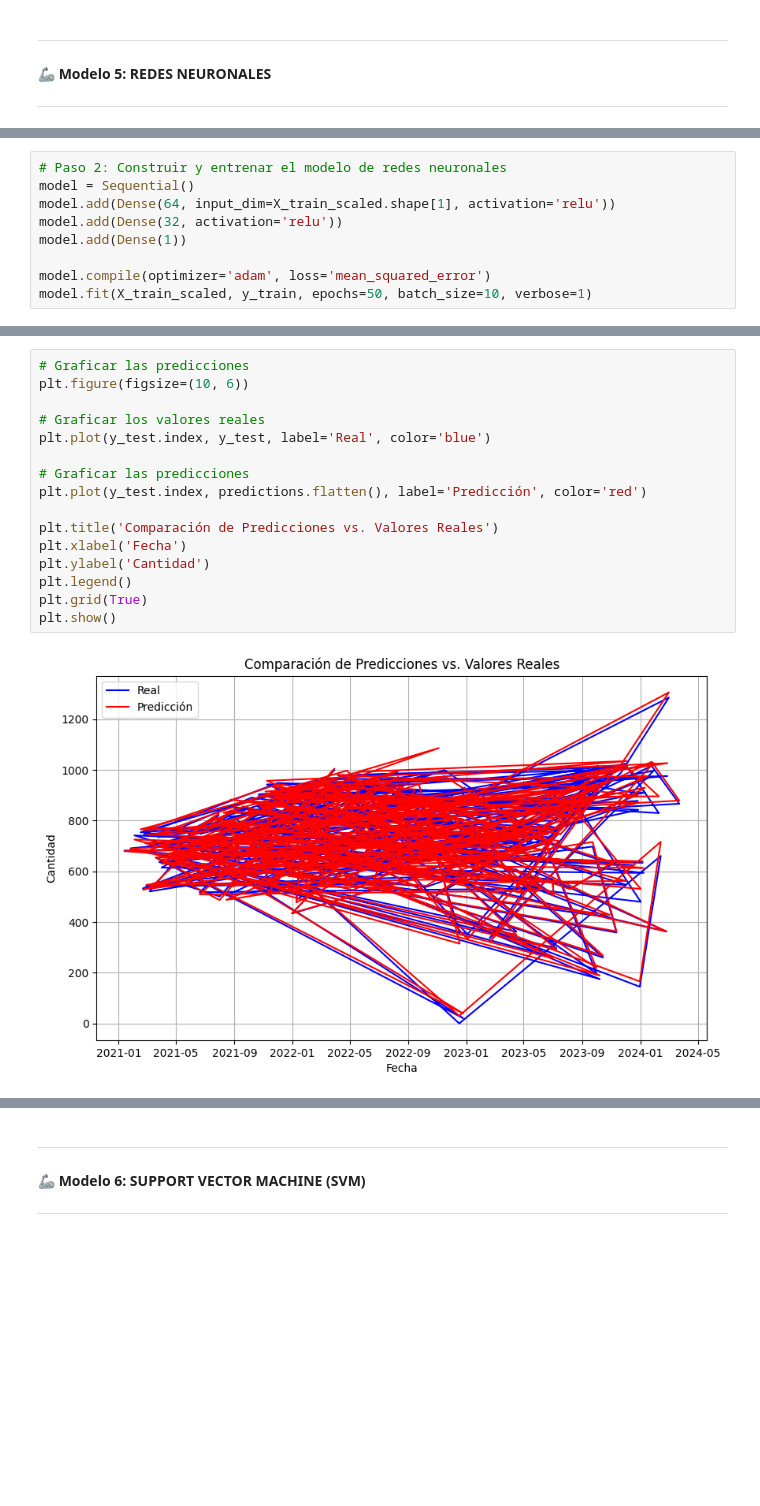
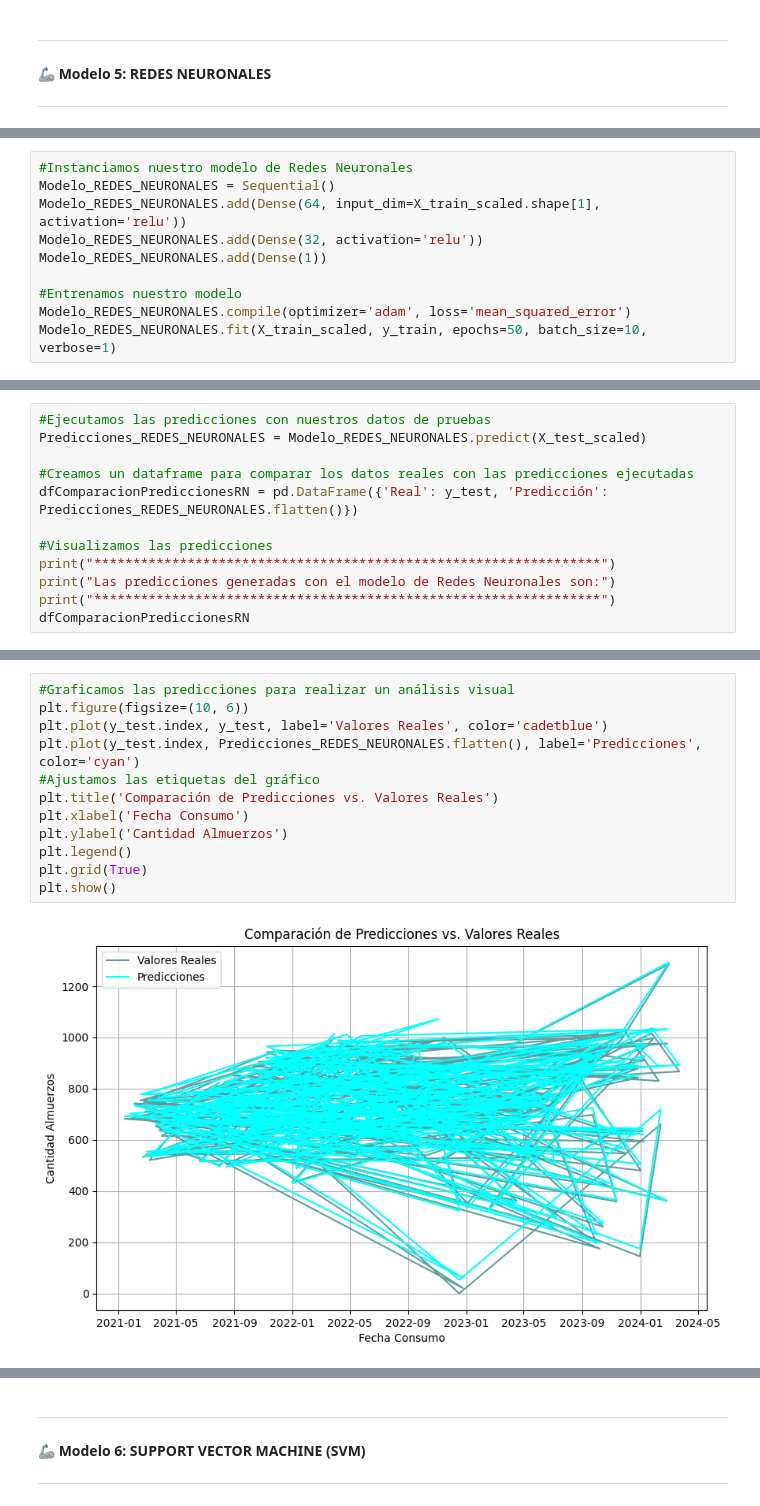
Before and after one commit to A01793509/Equipo_44, a Jupyter notebook: Avance4_44.ipynb, the cells around one changed output, grey strips where cells are left out. Drawn from its saved outputs; the diff is of its cells as text; blank space fills up the shorter version.

```diff
--- a/Avance4_44.ipynb
+++ b/Avance4_44.ipynb
@@ -728,13 +736,14 @@ scaler = StandardScaler()
 X_train_scaled = scaler.fit_transform(X_train)
 X_test_scaled = scaler.transform(X_test)
 # %%
-# Paso 2: Construir y entrenar el modelo de redes neuronales
-model = Sequential()
-model.add(Dense(64, input_dim=X_train_scaled.shape[1], activation='relu'))
-model.add(Dense(32, activation='relu'))
-model.add(Dense(1))
+#Instanciamos nuestro modelo de Redes Neuronales
+Modelo_REDES_NEURONALES = Sequential()
+Modelo_REDES_NEURONALES.add(Dense(64, input_dim=X_train_scaled.shape[1], activation='relu'))
+Modelo_REDES_NEURONALES.add(Dense(32, activation='relu'))
+Modelo_REDES_NEURONALES.add(Dense(1))
 
-model.compile(optimizer='adam', loss='mean_squared_error')
-model.fit(X_train_scaled, y_train, epochs=50, batch_size=10, verbose=1)
+#Entrenamos nuestro modelo
+Modelo_REDES_NEURONALES.compile(optimizer='adam', loss='mean_squared_error')
+Modelo_REDES_NEURONALES.fit(X_train_scaled, y_train, epochs=50, batch_size=10, verbose=1)
 # %% [output]
 Epoch 1/50
@@ -785,0 +767,12 @@ Mean Bias Error (MBE): -2.3569608921743144
+# %%
+#Ejecutamos las predicciones con nuestros datos de pruebas
+Predicciones_REDES_NEURONALES = Modelo_REDES_NEURONALES.predict(X_test_scaled)
+
+#Creamos un dataframe para comparar los datos reales con las predicciones ejecutadas
+dfComparacionPrediccionesRN = pd.DataFrame({'Real': y_test, 'Predicción': Predicciones_REDES_NEURONALES.flatten()})
+
+#Visualizamos las predicciones
+print("*****************************************************************")
+print("Las predicciones generadas con el modelo de Redes Neuronales son:")
+print("*****************************************************************")
+dfComparacionPrediccionesRN
@@ -786,18 +797,14 @@ Mean Bias Error (MBE): -2.3569608921743144
 # %%
-# Graficar las predicciones
+#Graficamos las predicciones para realizar un análisis visual
 plt.figure(figsize=(10, 6))
-
-# Graficar los valores reales
-plt.plot(y_test.index, y_test, label='Real', color='blue')
-
-# Graficar las predicciones
-plt.plot(y_test.index, predictions.flatten(), label='Predicción', color='red')
-
+plt.plot(y_test.index, y_test, label='Valores Reales', color='cadetblue')
+plt.plot(y_test.index, Predicciones_REDES_NEURONALES.flatten(), label='Predicciones', color='cyan')
+#Ajustamos las etiquetas del gráfico
 plt.title('Comparación de Predicciones vs. Valores Reales')
-plt.xlabel('Fecha')
-plt.ylabel('Cantidad')
+plt.xlabel('Fecha Consumo')
+plt.ylabel('Cantidad Almuerzos')
 plt.legend()
 plt.grid(True)
 plt.show()
 # %% [output]
-[figure, old version]
+[figure, new version]
```
Also changed, not shown: parts of 69 cells of this notebook.
